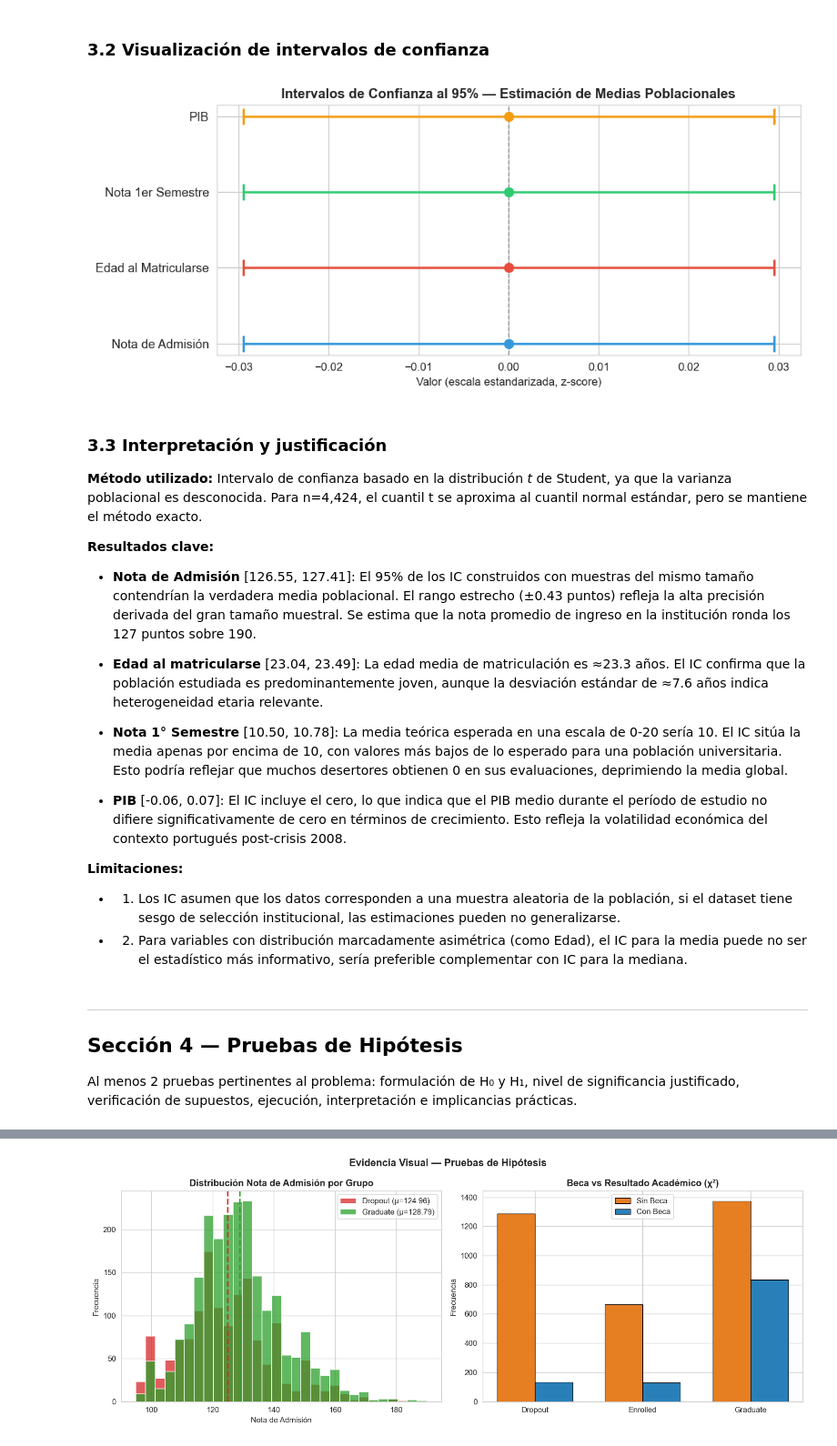
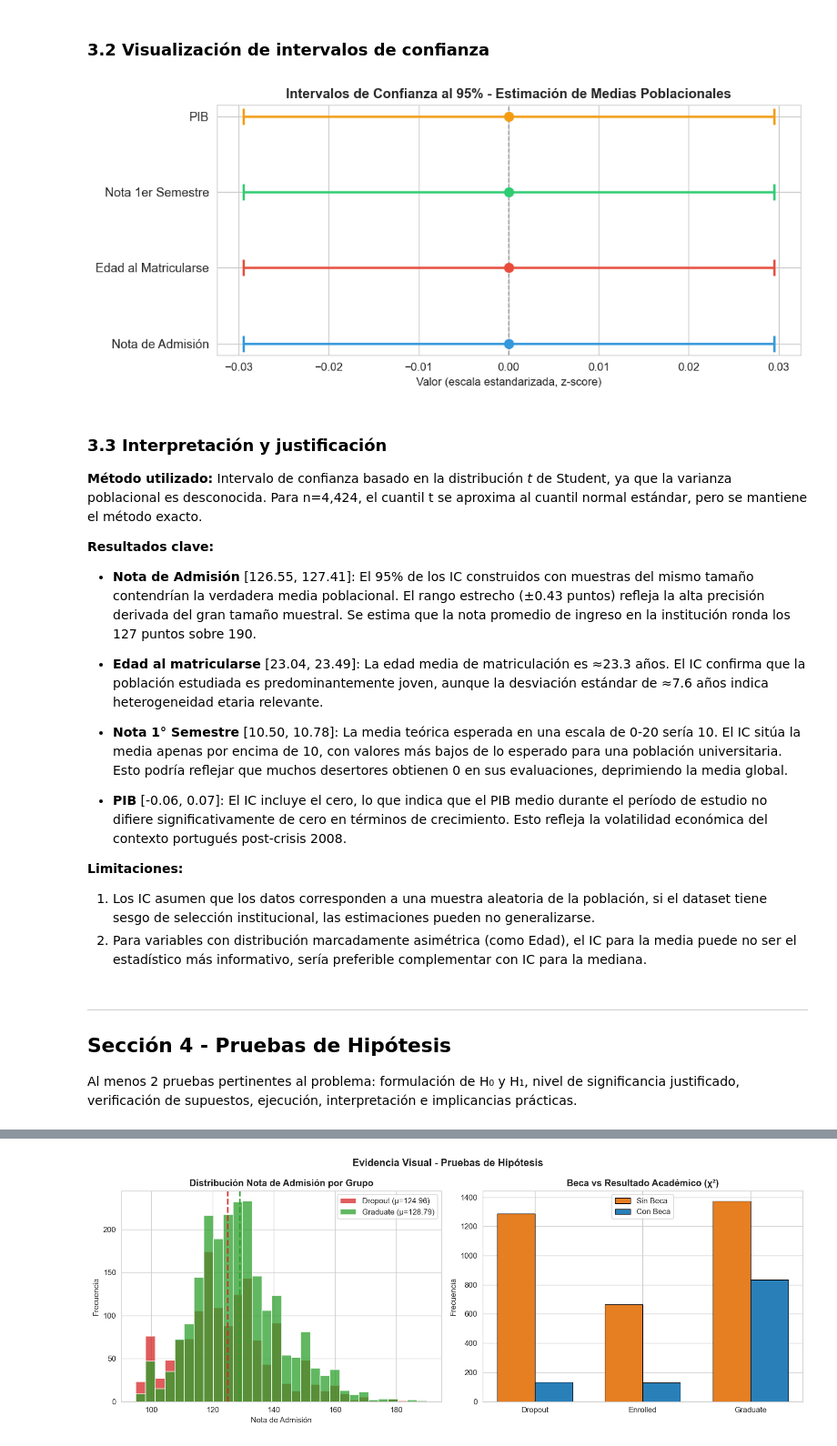
Before and after one commit to dark452/mcdi501-grupo1, a Jupyter notebook: notebooks/F2.ipynb, the cells around one changed output, grey strips where cells are left out. Shown at 91% size. Cells and saved outputs as stored; diff of their text form; code cells hidden in the pictures.

```diff
--- a/notebooks/F2.ipynb
+++ b/notebooks/F2.ipynb
@@ -530,35 +531,35 @@ from scipy.stats import t as t_dist
 
 z_vars, z_means_list, z_lows_list, z_highs_list = [], [], [], []
 for var, lab in CI_VARS:
     data = df[var].dropna()
     z = (data - data.mean()) / data.std()
     n = len(z); m = z.mean(); s = z.std(ddof=1)
     se = s / np.sqrt(n)
     ci = t_dist.interval(0.95, df=n-1, loc=m, scale=se)
     z_vars.append(lab)
     z_means_list.append(m)
     z_lows_list.append(m - ci[0])
     z_highs_list.append(ci[1] - m)
 
 FOREST_COLORS = ['#3498db', '#e74c3c', '#2ecc71', '#f39c12']
 
 fig, ax = plt.subplots(figsize=(9, 4))
 y_pos = range(len(z_vars))
 for idx, (ym, yl, yh, col) in enumerate(zip(z_means_list, z_lows_list, z_highs_list, FOREST_COLORS)):
     ax.errorbar(ym, idx, xerr=[[yl], [yh]],
                 fmt='o', color=col, ecolor=col,
                 capsize=7, capthick=2, markersize=8, linewidth=2)
 ax.set_yticks(list(y_pos))
 ax.set_yticklabels(z_vars, fontsize=11)
 ax.axvline(0, color='gray', linestyle='--', linewidth=1, alpha=0.7)
 ax.set_xlabel('Valor (escala estandarizada, z-score)', fontsize=10)
-ax.set_title('Intervalos de Confianza al 95% — Estimación de Medias Poblacionales',
+ax.set_title('Intervalos de Confianza al 95% - Estimación de Medias Poblacionales',
              fontweight='bold')
 plt.tight_layout()
 plt.savefig('../data/processed/fig6_intervalos_confianza.png', bbox_inches='tight', dpi=150)
 plt.show()
 # %% [output]
-[figure, old version]
+[figure, new version]
 # %% [markdown]
 ### 3.3 Interpretación y justificación
 
@@ -575,11 +576,11 @@ plt.show()
 - **PIB** [-0.06, 0.07]: El IC incluye el cero, lo que indica que el PIB medio durante el período de estudio no difiere significativamente de cero en términos de crecimiento. Esto refleja la volatilidad económica del contexto portugués post-crisis 2008.
 
 **Limitaciones:**
-- 1. Los IC asumen que los datos corresponden a una muestra aleatoria de la población, si el dataset tiene sesgo de selección institucional, las estimaciones pueden no generalizarse.
-- 2. Para variables con distribución marcadamente asimétrica (como Edad), el IC para la media puede no ser el estadístico más informativo, sería preferible complementar con IC para la mediana.
+1. Los IC asumen que los datos corresponden a una muestra aleatoria de la población, si el dataset tiene sesgo de selección institucional, las estimaciones pueden no generalizarse.
+2. Para variables con distribución marcadamente asimétrica (como Edad), el IC para la media puede no ser el estadístico más informativo, sería preferible complementar con IC para la mediana.
 # %% [markdown]
 ---
-## Sección 4 — Pruebas de Hipótesis
+## Sección 4 - Pruebas de Hipótesis
 
  Al menos 2 pruebas pertinentes al problema: formulación de H₀ y H₁, nivel de significancia justificado, verificación de supuestos, ejecución, interpretación e implicancias prácticas.
 # %% [markdown]
```
Also changed, not shown: parts of 8 cells of this notebook, 7 other files.
